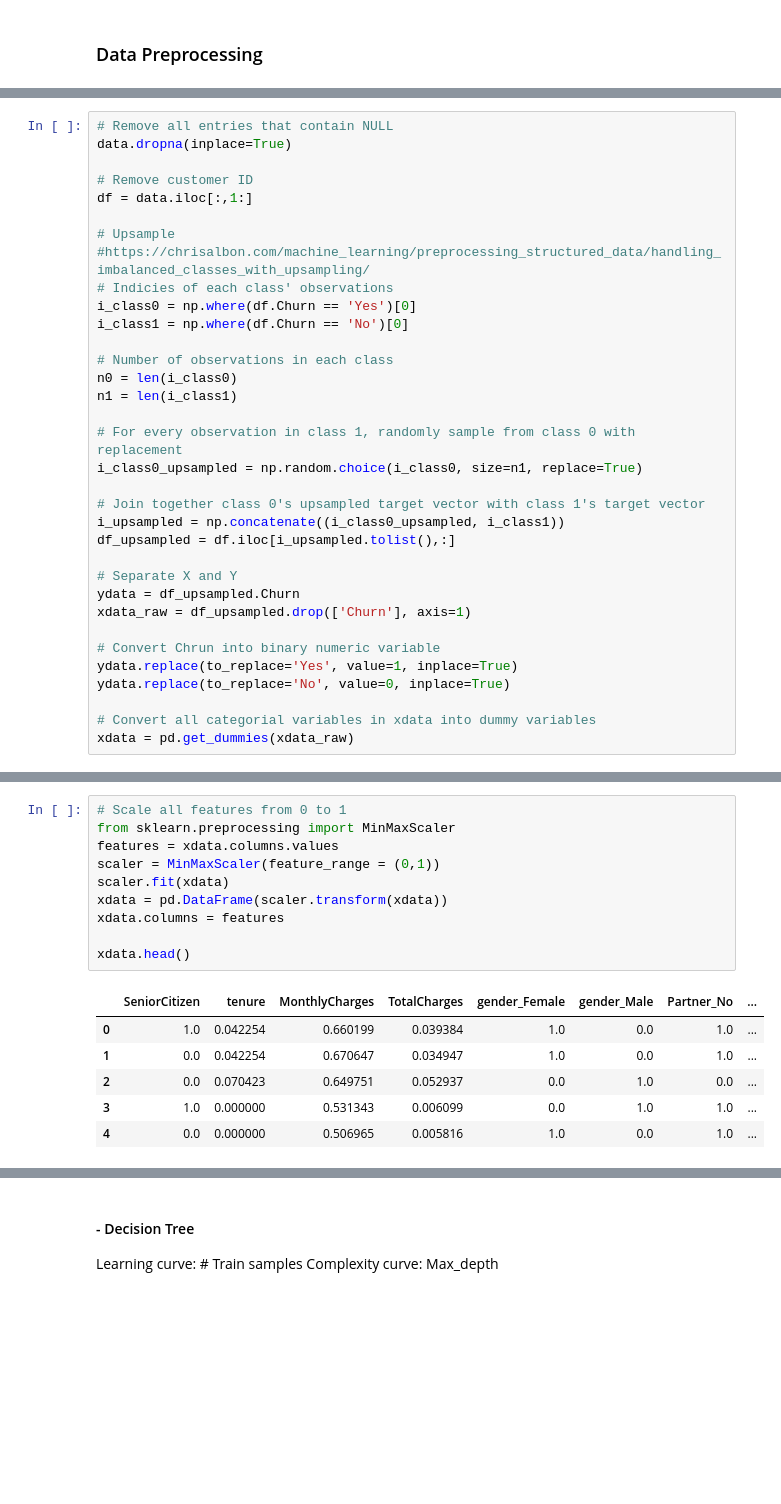
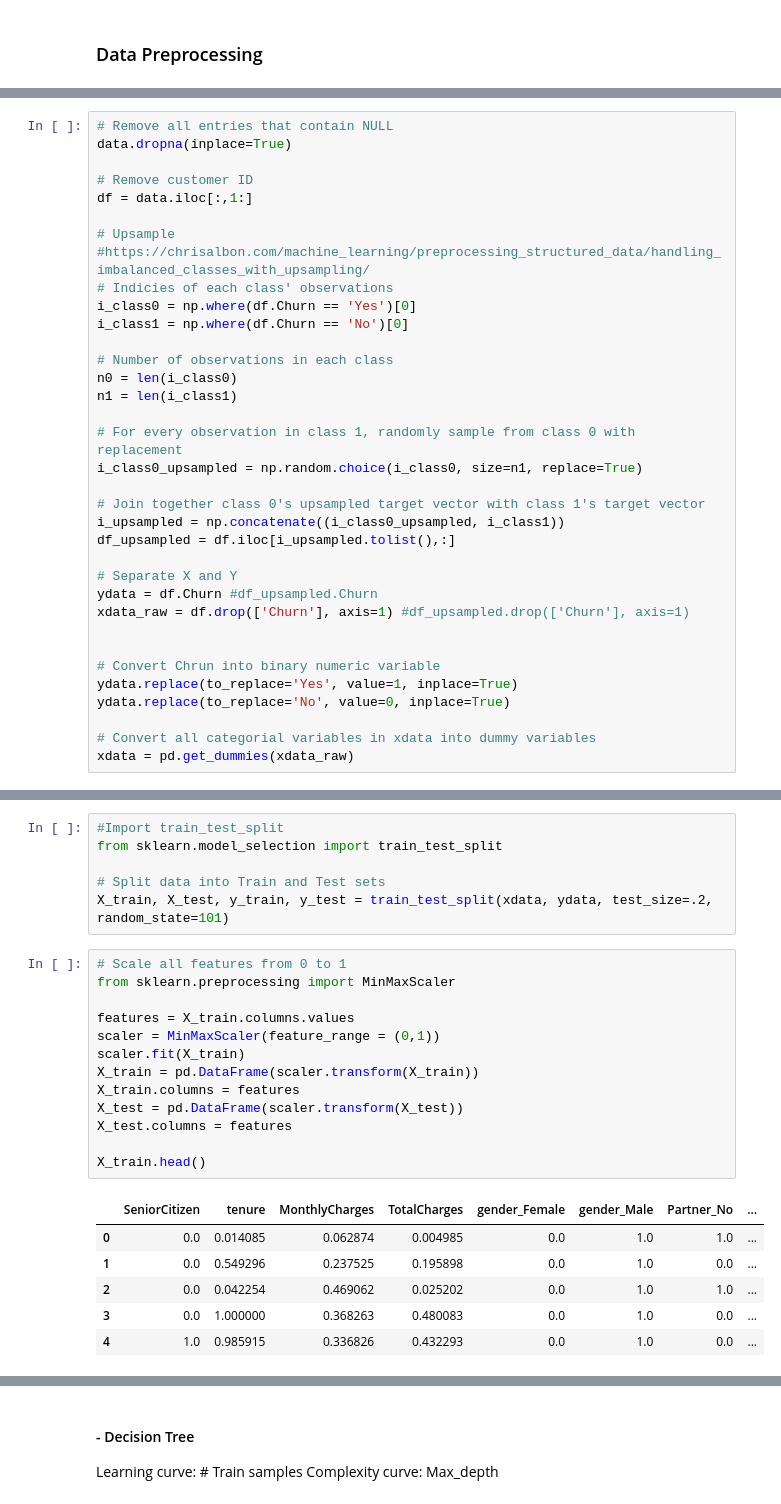
Before and after one commit to Shawnzy/machine_learning, a Jupyter notebook: assignment1/decision_temp.ipynb, the cells around one changed output, grey strips where cells are left out. Drawn from its saved outputs; the diff is of its cells as text; blank space fills up the shorter version.

```diff
--- a/assignment1/decision_temp.ipynb
+++ b/assignment1/decision_temp.ipynb
@@ -103,8 +49,9 @@ i_upsampled = np.concatenate((i_class0_upsampled, i_class1))
 df_upsampled = df.iloc[i_upsampled.tolist(),:]
 
 # Separate X and Y
-ydata = df_upsampled.Churn
-xdata_raw = df_upsampled.drop(['Churn'], axis=1)
+ydata = df.Churn #df_upsampled.Churn
+xdata_raw = df.drop(['Churn'], axis=1) #df_upsampled.drop(['Churn'], axis=1)
+
 
 # Convert Chrun into binary numeric variable
 ydata.replace(to_replace='Yes', value=1, inplace=True)
@@ -120,19 +68,28 @@ See the caveats in the documentation: http://pandas.pydata.org/pandas-docs/stabl
+# %%
+#Import train_test_split
+from sklearn.model_selection import train_test_split
+
+# Split data into Train and Test sets
+X_train, X_test, y_train, y_test = train_test_split(xdata, ydata, test_size=.2, random_state=101)
 # %%
 # Scale all features from 0 to 1
 from sklearn.preprocessing import MinMaxScaler
-features = xdata.columns.values
+
+features = X_train.columns.values
 scaler = MinMaxScaler(feature_range = (0,1))
-scaler.fit(xdata)
-xdata = pd.DataFrame(scaler.transform(xdata))
-xdata.columns = features
+scaler.fit(X_train)
+X_train = pd.DataFrame(scaler.transform(X_train))
+X_train.columns = features
+X_test = pd.DataFrame(scaler.transform(X_test))
+X_test.columns = features
 
-xdata.head()
+X_train.head()
 # %% [output]
 |  | SeniorCitizen | tenure | MonthlyCharges | TotalCharges | gender_Female | gender_Male | Partner_No | ... |
-| 0 | 1.0 | 0.042254 | 0.660199 | 0.039384 | 1.0 | 0.0 | 1.0 | ... |
-| 1 | 0.0 | 0.042254 | 0.670647 | 0.034947 | 1.0 | 0.0 | 1.0 | ... |
-| 2 | 0.0 | 0.070423 | 0.649751 | 0.052937 | 0.0 | 1.0 | 0.0 | ... |
-| 3 | 1.0 | 0.000000 | 0.531343 | 0.006099 | 0.0 | 1.0 | 1.0 | ... |
-| 4 | 0.0 | 0.000000 | 0.506965 | 0.005816 | 1.0 | 0.0 | 1.0 | ... |
+| 0 | 0.0 | 0.014085 | 0.062874 | 0.004985 | 0.0 | 1.0 | 1.0 | ... |
+| 1 | 0.0 | 0.549296 | 0.237525 | 0.195898 | 0.0 | 1.0 | 0.0 | ... |
+| 2 | 0.0 | 0.042254 | 0.469062 | 0.025202 | 0.0 | 1.0 | 1.0 | ... |
+| 3 | 0.0 | 1.000000 | 0.368263 | 0.480083 | 0.0 | 1.0 | 0.0 | ... |
+| 4 | 1.0 | 0.985915 | 0.336826 | 0.432293 | 0.0 | 1.0 | 0.0 | ... |
 5 rows × 45 columns
 # %% [markdown]
```
Also changed, not shown: parts of 50 cells of this notebook, 25 other files.
